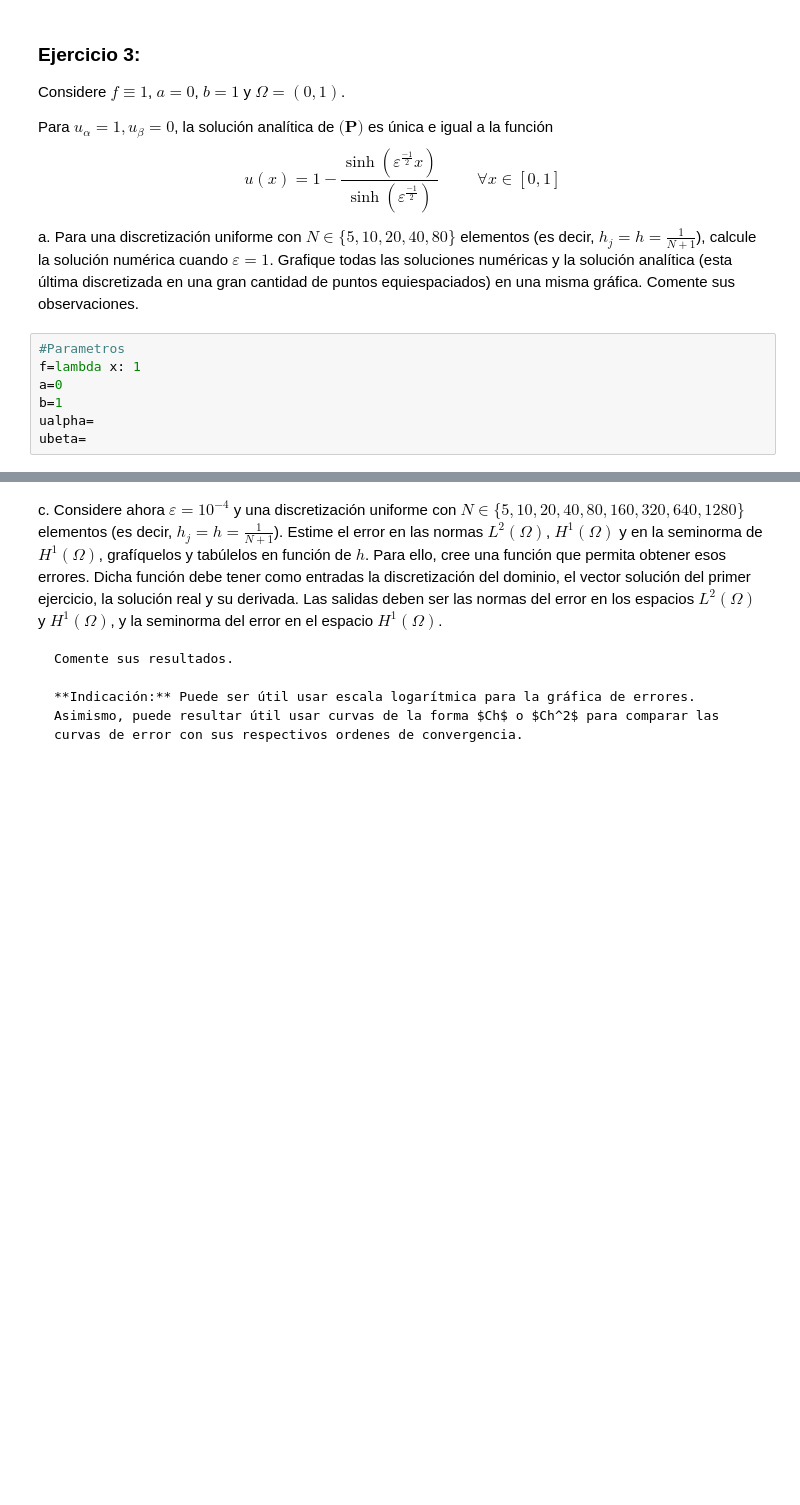
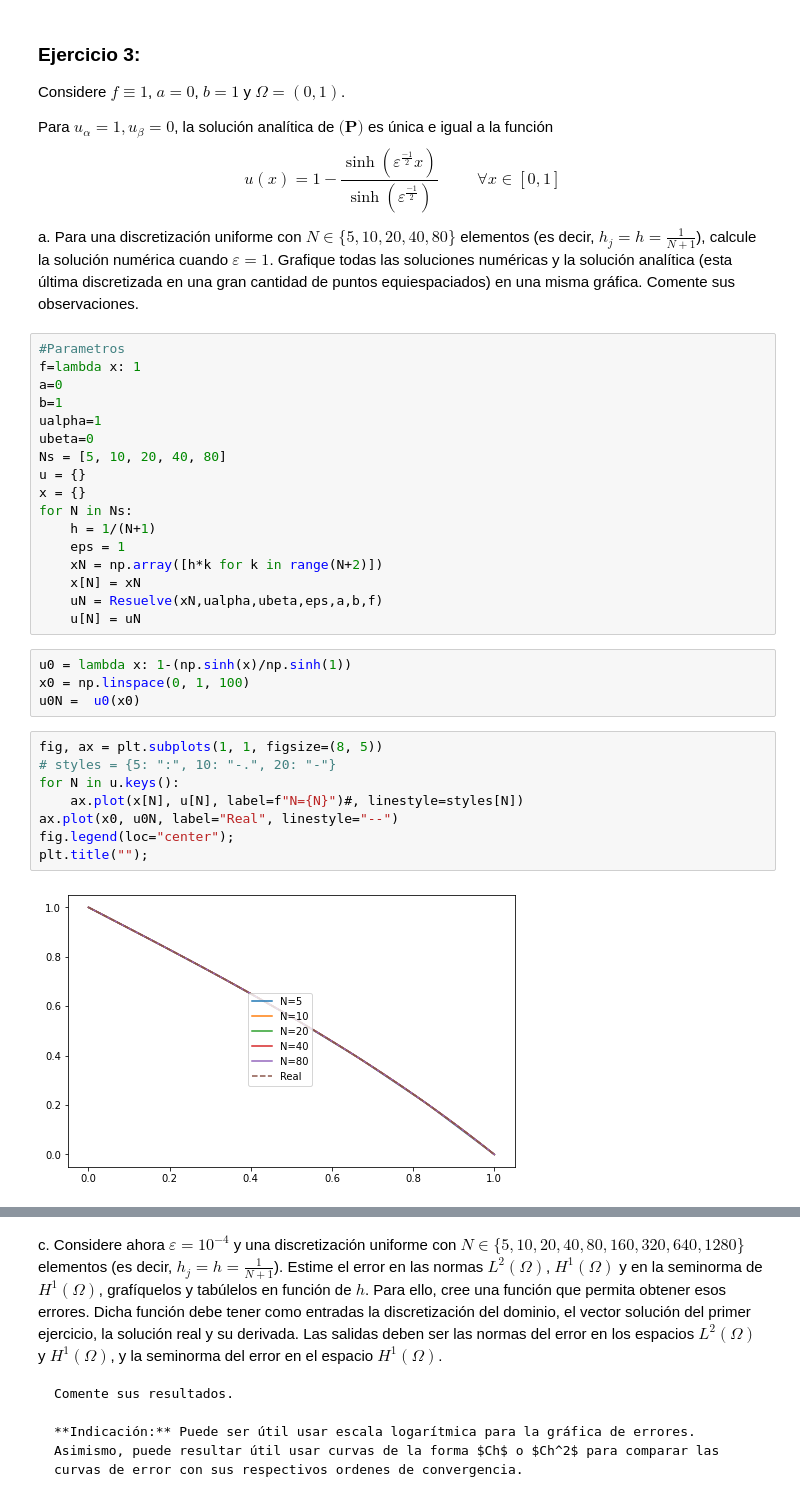
Before and after one commit to furrutiav/labs-edpn, a Jupyter notebook: lab3edpn/20220420092092970CE8B1AEB3AB__Enunciado_-_Lab3.ipynb, the cells around one changed output, grey strips where cells are left out. Drawn from its saved outputs; the diff is of its cells as text; blank space fills up the shorter version.

```diff
--- a/lab3edpn/20220420092092970CE8B1AEB3AB__Enunciado_-_Lab3.ipynb
+++ b/lab3edpn/20220420092092970CE8B1AEB3AB__Enunciado_-_Lab3.ipynb
@@ -238,11 +241,35 @@ u(x)=1-\dfrac
 $$
 
 a. Para una discretización uniforme con $N \in \{5, 10, 20, 40, 80\}$ elementos (es decir, $h_j = h = \frac{1}{N+1}$), calcule la solución numérica cuando $\varepsilon = 1$. Grafique todas las soluciones numéricas y la solución analítica (esta última discretizada en una gran cantidad de puntos equiespaciados) en una misma gráfica. Comente sus observaciones.
-# %%
-#Parametros
-f=lambda x: 1
-a=0
-b=1
-ualpha=
-ubeta=
+# %%
+#Parametros
+f=lambda x: 1
+a=0
+b=1
+ualpha=1
+ubeta=0
+Ns = [5, 10, 20, 40, 80]
+u = {}
+x = {}
+for N in Ns:
+    h = 1/(N+1)
+    eps = 1
+    xN = np.array([h*k for k in range(N+2)])
+    x[N] = xN
+    uN = Resuelve(xN,ualpha,ubeta,eps,a,b,f)
+    u[N] = uN
+# %%
+u0 = lambda x: 1-(np.sinh(x)/np.sinh(1))
+x0 = np.linspace(0, 1, 100)
+u0N =  u0(x0)
+# %%
+fig, ax = plt.subplots(1, 1, figsize=(8, 5))
+# styles = {5: ":", 10: "-.", 20: "-"}
+for N in u.keys():
+    ax.plot(x[N], u[N], label=f"N={N}")#, linestyle=styles[N])
+ax.plot(x0, u0N, label="Real", linestyle="--")
+fig.legend(loc="center");
+plt.title("");
+# %% [output]
+[figure, added]
 # %% [markdown]
```
Also changed, not shown: parts of 7 cells of this notebook.
